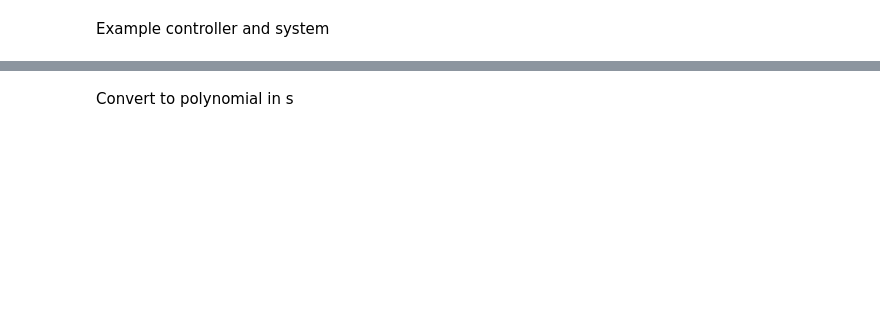
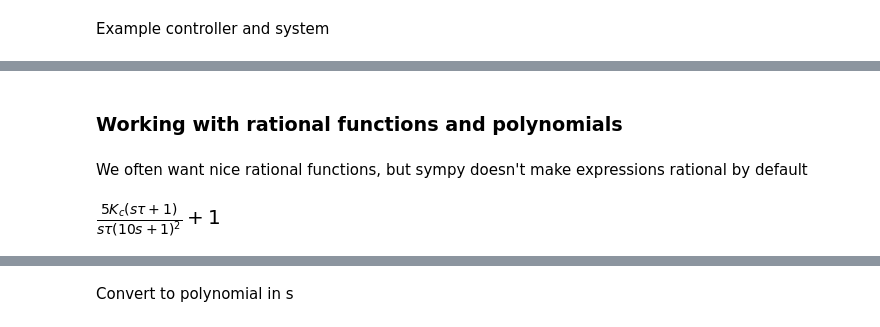
Before and after one commit to alchemyst/Dynamics-and-Control, a Jupyter notebook: 0_Getting_Started/Cheatsheet.ipynb, the cells around one changed output, grey strips where cells are left out. Drawn from its saved outputs; the diff is of its cells as text; code cells hidden in the pictures; blank space fills up the shorter version.

```diff
--- a/0_Getting_Started/Cheatsheet.ipynb
+++ b/0_Getting_Started/Cheatsheet.ipynb
@@ -40,5 +45,5 @@ tau, K_c = sympy.symbols('tau K_c', positive=True) # we can use real=True or com
 # %% [markdown]
 Example controller and system
 # %%
-G_c = K_c*((tau*s + 1) / (tau*s))
+Gc = K_c*((tau*s + 1) / (tau*s))
 GvGpGm = 5 / ((10*s + 1)**2)
@@ -47,3 +50,9 @@ Simplification
+# %% [markdown]
+### Working with rational functions and polynomials
+# %% [markdown]
+We often want nice rational functions, but sympy doesn't make expressions rational by default
 # %%
-chareq = (GvGpGm*G_c + 1).simplify()
-chareq *= sympy.denom(chareq.together())
+chareq = GvGpGm*Gc + 1
+chareq
+# %% [output]
+[figure, added]
```
Also changed, not shown: parts of 34 cells of this notebook.
